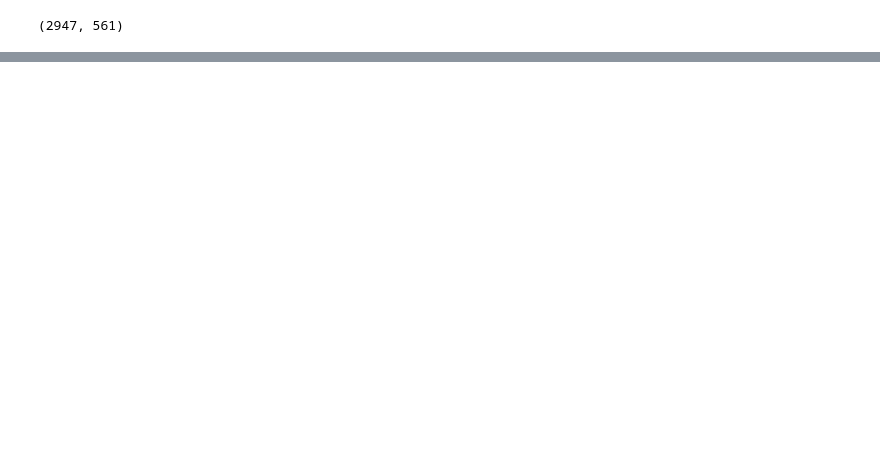
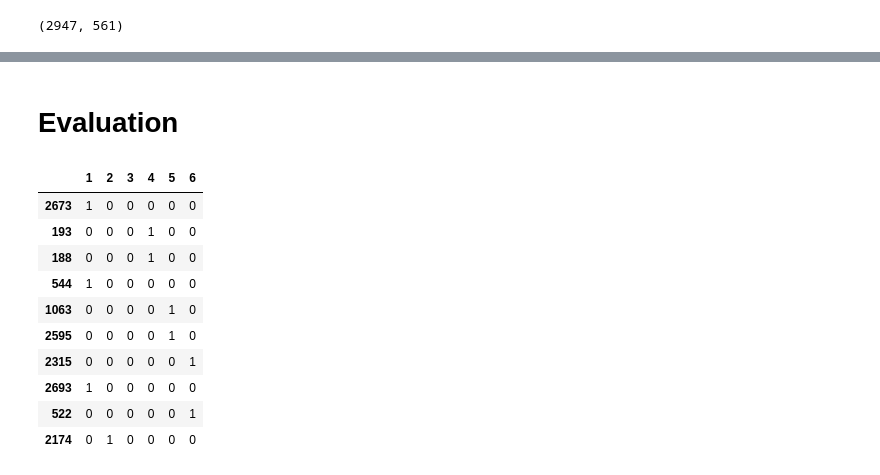
Before and after one commit to economy/smartphone-activity-classifier, a Jupyter notebook: uci-smartphone-classifier.ipynb, the cells around one changed output, grey strips where cells are left out. Drawn from its saved outputs; the diff is of its cells as text; code cells hidden in the pictures; blank space fills up the shorter version.

Commit message:
tried a 2-layer fully connected NN, good predictions for multiclass

```diff
--- a/uci-smartphone-classifier.ipynb
+++ b/uci-smartphone-classifier.ipynb
@@ -179,0 +209,2 @@ test_df.head()
+# %%
+test = test_df.values
@@ -179,0 +225,6 @@ test_df.head()
+# %%
+model = M.Sequential()
+model.add(L.Dense(50, input_dim=561, activation='relu'))
+model.add(L.Dense(20, activation='relu'))
+model.add(L.Dense(6, activation='sigmoid'))
+model.compile(loss='binary_crossentropy', optimizer='adam', metrics=['accuracy'])
@@ -179,0 +234,2 @@ test_df.head()
+# %%
+model.fit(x=train, y=y_train, batch_size=20, epochs=50)
@@ -179,0 +255,4 @@ test_df.head()
+# %% [markdown]
+# Evaluation
+# %%
+y_hat = pd.DataFrame(model.predict(test), columns=[1,2,3,4,5,6])
@@ -179,0 +261,15 @@ test_df.head()
+# %%
+## Sample some, turn ugly floats into 0,1
+y_hat.sample(10, random_state=12345).applymap(lambda x: round(x))
+# %% [output]
+|  | 1 | 2 | 3 | 4 | 5 | 6 |
+| 2673 | 1 | 0 | 0 | 0 | 0 | 0 |
+| 193 | 0 | 0 | 0 | 1 | 0 | 0 |
+| 188 | 0 | 0 | 0 | 1 | 0 | 0 |
+| 544 | 1 | 0 | 0 | 0 | 0 | 0 |
+| 1063 | 0 | 0 | 0 | 0 | 1 | 0 |
+| 2595 | 0 | 0 | 0 | 0 | 1 | 0 |
+| 2315 | 0 | 0 | 0 | 0 | 0 | 1 |
+| 2693 | 1 | 0 | 0 | 0 | 0 | 0 |
+| 522 | 0 | 0 | 0 | 0 | 0 | 1 |
+| 2174 | 0 | 1 | 0 | 0 | 0 | 0 |
```
Also changed, not shown: parts of 23 cells of this notebook.
